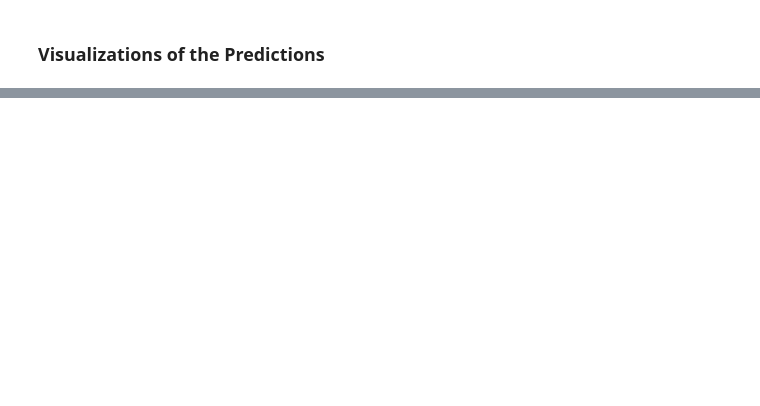
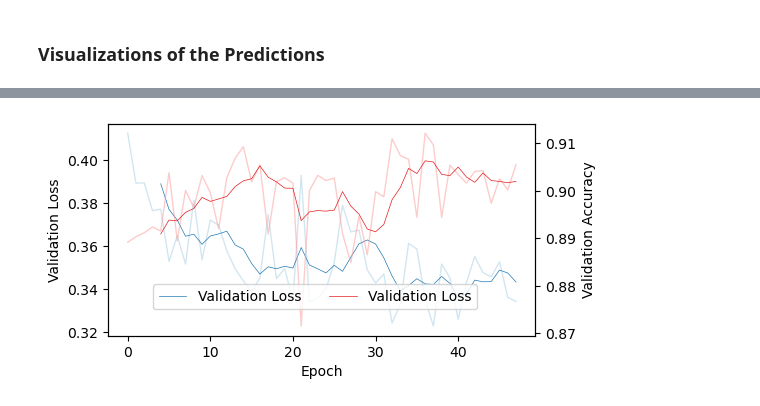
Before and after one commit to juliankraft/TermPaper2_RasterClassification, a Jupyter notebook: code/analysis/visualizations.ipynb, the cells around one changed output, grey strips where cells are left out. Drawn from its saved outputs; the diff is of its cells as text; code cells hidden in the pictures; blank space fills up the shorter version.

```diff
--- a/code/analysis/visualizations.ipynb
+++ b/code/analysis/visualizations.ipynb
@@ -391,0 +427,4 @@ plt.show()
+# %%
+plot_metrics(run="noaugment_1", type='valid', step=True)
+# %% [output]
+[figure, added]
```
Also changed, not shown: parts of 16 cells of this notebook, 2 other files.
